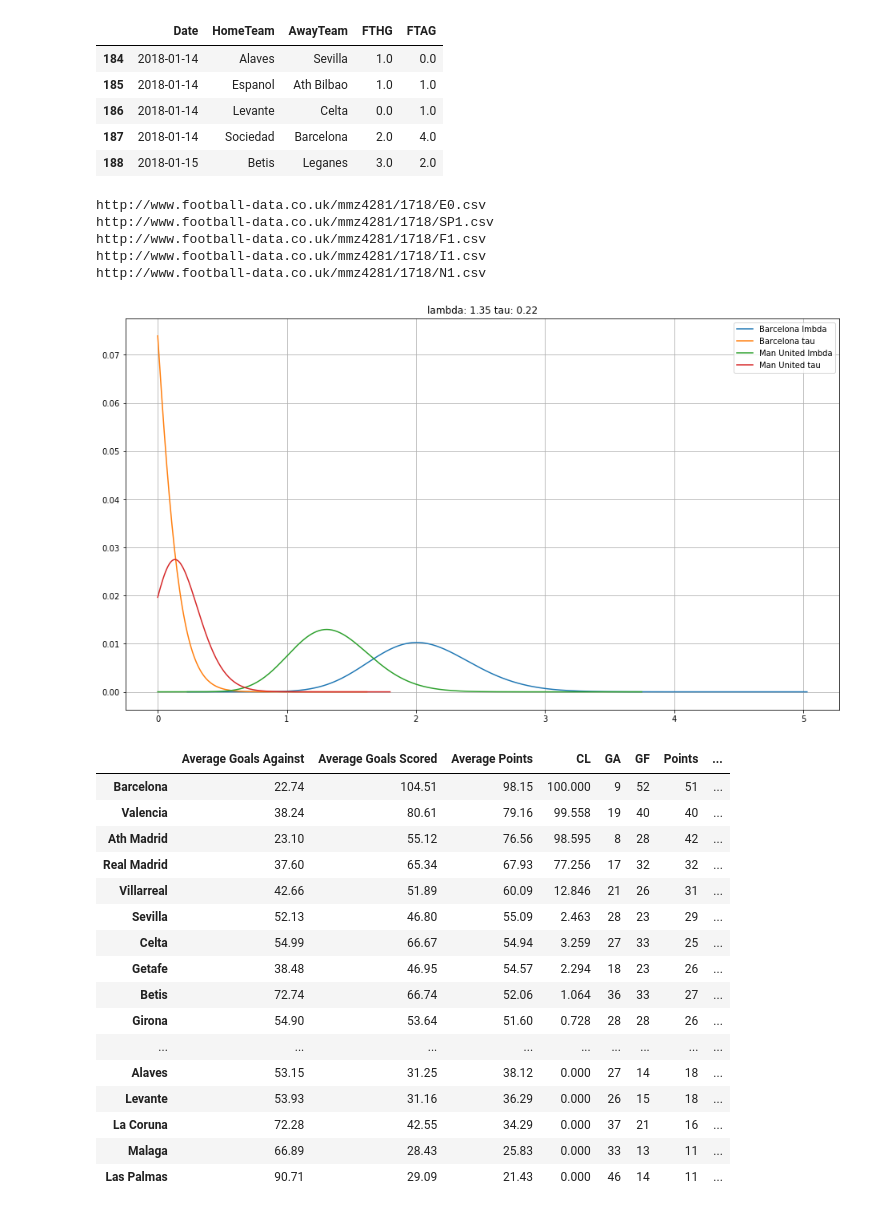
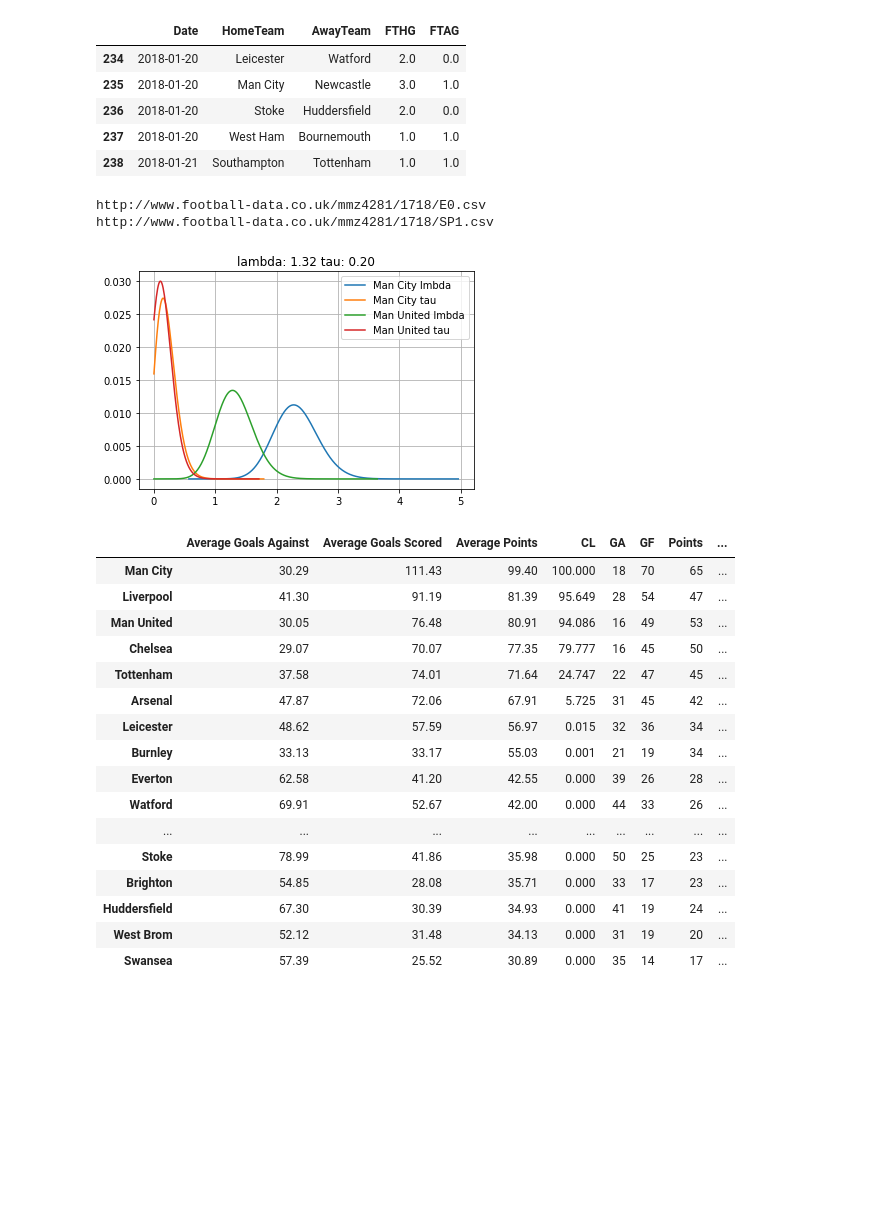
Before and after one commit to tchnvkng/python_notebooks, a Jupyter notebook: premier_league/pl.ipynb, the cells around one changed output. Drawn from its saved outputs; the diff is of its cells as text; code cells hidden in the pictures; blank space fills up the shorter version.

```diff
--- a/premier_league/pl.ipynb
+++ b/premier_league/pl.ipynb
@@ -4,5 +4,8 @@ import pandas as pd
 import numpy as np
 import matplotlib.pyplot as plt
 from plFuns import *
-plt.rcParams['figure.figsize']=[16,9]
+plt.rcParams['figure.figsize']=[32,18]
+# %%
+countries=['EN','ES']
+seasons=pd.Series({_cntr:Season(_cntr) for _cntr in countries})
 # %%
@@ -18,12 +19,12 @@ rm=seasons['ES'].Teams['Real Madrid']
 # %%
-seasons['ES'].all.tail()
+seasons['EN'].all.tail()
 # %% [output]
 |  | Date | HomeTeam | AwayTeam | FTHG | FTAG |
-| 184 | 2018-01-14 | Alaves | Sevilla | 1.0 | 0.0 |
-| 185 | 2018-01-14 | Espanol | Ath Bilbao | 1.0 | 1.0 |
-| 186 | 2018-01-14 | Levante | Celta | 0.0 | 1.0 |
-| 187 | 2018-01-14 | Sociedad | Barcelona | 2.0 | 4.0 |
-| 188 | 2018-01-15 | Betis | Leganes | 3.0 | 2.0 |
+| 234 | 2018-01-20 | Leicester | Watford | 2.0 | 0.0 |
+| 235 | 2018-01-20 | Man City | Newcastle | 3.0 | 1.0 |
+| 236 | 2018-01-20 | Stoke | Huddersfield | 2.0 | 0.0 |
+| 237 | 2018-01-20 | West Ham | Bournemouth | 1.0 | 1.0 |
+| 238 | 2018-01-21 | Southampton | Tottenham | 1.0 | 1.0 |
 # %%
 for _season in seasons:
     print(_season.url)
@@ -31,34 +32,31 @@ for _season in seasons:
 # %% [output]
 http://www.football-data.co.uk/mmz4281/1718/E0.csv
 http://www.football-data.co.uk/mmz4281/1718/SP1.csv
-http://www.football-data.co.uk/mmz4281/1718/F1.csv
-http://www.football-data.co.uk/mmz4281/1718/I1.csv
-http://www.football-data.co.uk/mmz4281/1718/N1.csv
 # %%
-barca.plt()
+citeh.plt()
 manu.plt()
 # %% [output]
-[figure, old version]
+[figure, new version]
 # %%
 for _season in seasons:
     _season.SimulateRestOfSeason(nScenarios=int(1e5))
 # %%
-seasons['ES'].get_all_results()
+seasons['EN'].get_all_results()
 # %% [output]
 |  | Average Goals Against | Average Goals Scored | Average Points | CL | GA | GF | Points | ... |
-| Barcelona | 22.74 | 104.51 | 98.15 | 100.000 | 9 | 52 | 51 | ... |
-| Valencia | 38.24 | 80.61 | 79.16 | 99.558 | 19 | 40 | 40 | ... |
-| Ath Madrid | 23.10 | 55.12 | 76.56 | 98.595 | 8 | 28 | 42 | ... |
-| Real Madrid | 37.60 | 65.34 | 67.93 | 77.256 | 17 | 32 | 32 | ... |
-| Villarreal | 42.66 | 51.89 | 60.09 | 12.846 | 21 | 26 | 31 | ... |
-| Sevilla | 52.13 | 46.80 | 55.09 | 2.463 | 28 | 23 | 29 | ... |
-| Celta | 54.99 | 66.67 | 54.94 | 3.259 | 27 | 33 | 25 | ... |
-| Getafe | 38.48 | 46.95 | 54.57 | 2.294 | 18 | 23 | 26 | ... |
-| Betis | 72.74 | 66.74 | 52.06 | 1.064 | 36 | 33 | 27 | ... |
-| Girona | 54.90 | 53.64 | 51.60 | 0.728 | 28 | 28 | 26 | ... |
+| Man City | 30.29 | 111.43 | 99.40 | 100.000 | 18 | 70 | 65 | ... |
+| Liverpool | 41.30 | 91.19 | 81.39 | 95.649 | 28 | 54 | 47 | ... |
+| Man United | 30.05 | 76.48 | 80.91 | 94.086 | 16 | 49 | 53 | ... |
+| Chelsea | 29.07 | 70.07 | 77.35 | 79.777 | 16 | 45 | 50 | ... |
+| Tottenham | 37.58 | 74.01 | 71.64 | 24.747 | 22 | 47 | 45 | ... |
+| Arsenal | 47.87 | 72.06 | 67.91 | 5.725 | 31 | 45 | 42 | ... |
+| Leicester | 48.62 | 57.59 | 56.97 | 0.015 | 32 | 36 | 34 | ... |
+| Burnley | 33.13 | 33.17 | 55.03 | 0.001 | 21 | 19 | 34 | ... |
+| Everton | 62.58 | 41.20 | 42.55 | 0.000 | 39 | 26 | 28 | ... |
+| Watford | 69.91 | 52.67 | 42.00 | 0.000 | 44 | 33 | 26 | ... |
 | ... | ... | ... | ... | ... | ... | ... | ... | ... |
-| Alaves | 53.15 | 31.25 | 38.12 | 0.000 | 27 | 14 | 18 | ... |
-| Levante | 53.93 | 31.16 | 36.29 | 0.000 | 26 | 15 | 18 | ... |
-| La Coruna | 72.28 | 42.55 | 34.29 | 0.000 | 37 | 21 | 16 | ... |
-| Malaga | 66.89 | 28.43 | 25.83 | 0.000 | 33 | 13 | 11 | ... |
-| Las Palmas | 90.71 | 29.09 | 21.43 | 0.000 | 46 | 14 | 11 | ... |
+| Stoke | 78.99 | 41.86 | 35.98 | 0.000 | 50 | 25 | 23 | ... |
+| Brighton | 54.85 | 28.08 | 35.71 | 0.000 | 33 | 17 | 23 | ... |
+| Huddersfield | 67.30 | 30.39 | 34.93 | 0.000 | 41 | 19 | 24 | ... |
+| West Brom | 52.12 | 31.48 | 34.13 | 0.000 | 31 | 19 | 20 | ... |
+| Swansea | 57.39 | 25.52 | 30.89 | 0.000 | 35 | 14 | 17 | ... |
```
Also changed, not shown: parts of 6 cells of this notebook, 1 other file.
